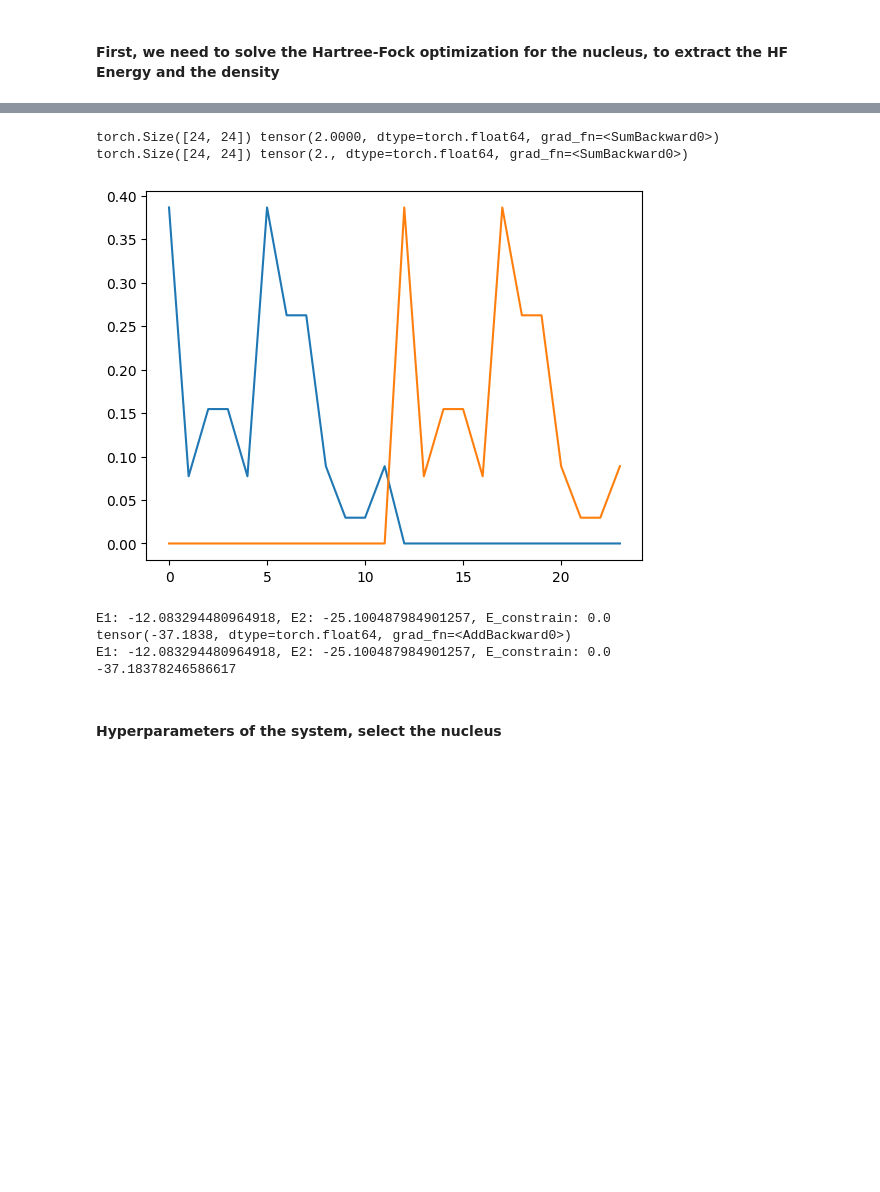
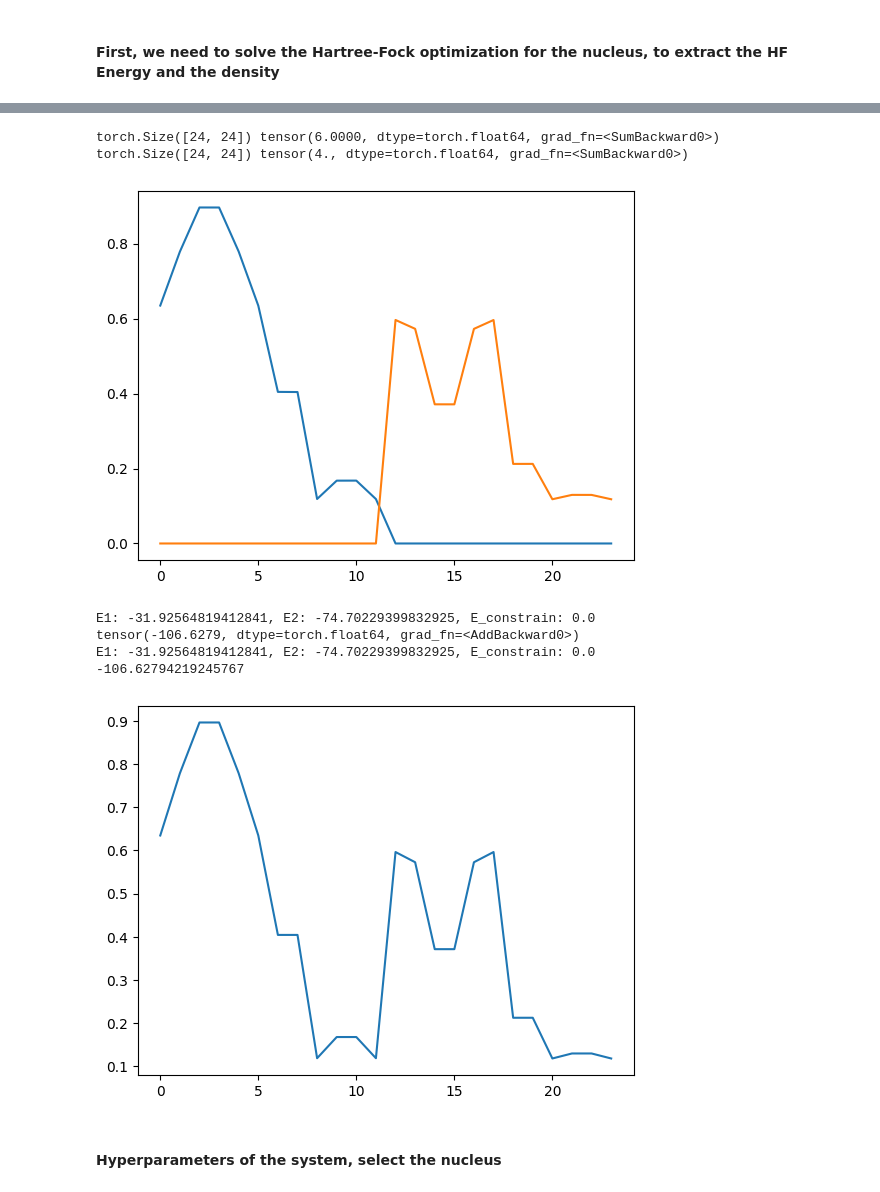
Before and after one commit to emacosta95/3rdQA4NSM, a Jupyter notebook: BrillouinWignerAnalysis.ipynb, the cells around one changed output, grey strips where cells are left out. Drawn from its saved outputs; the diff is of its cells as text; code cells hidden in the pictures; blank space fills up the shorter version.

```diff
--- a/BrillouinWignerAnalysis.ipynb
+++ b/BrillouinWignerAnalysis.ipynb
@@ -38,13 +38,13 @@ Set the specific nucleus
 
 SPS=SingleParticleState(file_name=file_name)
 # set the number of particles
-nparticles_a=4
-nparticles_b=2
+nparticles_a=6
+nparticles_b=4
 # get the dimension of each single particle basis
 size_a=SPS.energies.shape[0]//2
 size_b=SPS.energies.shape[0]//2
 # name of the nucleus
-title=r'$^{22}$Ne'
+title=r'$^{26}$Mg'
 # %% [markdown]
 Compute the NSM Hamiltonian
 # %%
@@ -314,7 +314,7 @@ class QuasiParticlesConverterNP():
 # %% [markdown]
 Set the Interaction and the subshells
 # %%
-file_name='data/cki' #select the file with the single particle energies and two-body matrix elements
+file_name='data/usdb.nat' #select the file with the single particle energies and two-body matrix elements
 # initialize the class that handles single particle states
 # load the twobody matrix as a dictionary
 twobody_matrix,energies=get_twobody_nuclearshell_model(file_name=file_name)
@@ -326,13 +326,13 @@ Set the specific nucleus
 
 SPS=SingleParticleState(file_name=file_name)
 # set the number of particles
-nparticles_a=4
+nparticles_a=6
 nparticles_b=2
 # get the dimension of each single particle basis
 size_a=SPS.energies.shape[0]//2
 size_b=SPS.energies.shape[0]//2
 # name of the nucleus
-title=r'$^{10}$Be'
+title=r'$^{24}$Ne'
 # %% [markdown]
 Compute the NSM Hamiltonian
 # %%
@@ -1619,27 +1617,49 @@ Step  599 | Energy = -37.183782
 # %%
 print(model.rho_n.shape,model.rho_n.diagonal().sum())
 print(model.rho_p.shape,model.rho_p.diagonal().sum())
 plt.plot(model.rho_n.diagonal().detach().numpy())
 plt.plot(model.rho_p.diagonal().detach().numpy())
 plt.show()
 
 full_density_hf=np.zeros((size_a+size_b))
 full_density_hf[:size_a]=model.rho_n.diagonal().detach().numpy()[:size_a]
 full_density_hf[size_a:]=model.rho_p.diagonal().detach().numpy()[size_a:]
 
 print(model())
 
 energy_hf=model().item()
 
 print(energy_hf)
+
+# symmetric configuration with m=0
+symmetric_m_array=np.array([5,4,3,2,1,0,7,6,11,10,9,8])
+symmetric_m_array=np.concatenate([symmetric_m_array,symmetric_m_array+size_a])
+
+full_density_hf=0.5*(full_density_hf[symmetric_m_array].copy()+full_density_hf.copy())
+
+plt.plot(full_density_hf)
+plt.show()
+
+
+# minimum slater determinant
+# order=[0,5,1,4,2,3,6,7,8,11,9,10]
+# order_n=np.array(order)
+# order_p=np.array(order)+size_a
+
+# full_density_hf[order_n[:nparticles_a]]=1
+# full_density_hf[order_p[:nparticles_b]]=1
+
+# plt.plot(full_density_hf)
+# plt.show()
 # %% [output]
-torch.Size([24, 24]) tensor(2.0000, dtype=torch.float64, grad_fn=<SumBackward0>)
-torch.Size([24, 24]) tensor(2., dtype=torch.float64, grad_fn=<SumBackward0>)
+torch.Size([24, 24]) tensor(6.0000, dtype=torch.float64, grad_fn=<SumBackward0>)
+torch.Size([24, 24]) tensor(4., dtype=torch.float64, grad_fn=<SumBackward0>)
-[figure, old version]
+[figure, new version]
-E1: -12.083294480964918, E2: -25.100487984901257, E_constrain: 0.0
-tensor(-37.1838, dtype=torch.float64, grad_fn=<AddBackward0>)
-E1: -12.083294480964918, E2: -25.100487984901257, E_constrain: 0.0
--37.18378246586617
+E1: -31.92564819412841, E2: -74.70229399832925, E_constrain: 0.0
+tensor(-106.6279, dtype=torch.float64, grad_fn=<AddBackward0>)
+E1: -31.92564819412841, E2: -74.70229399832925, E_constrain: 0.0
+-106.62794219245767
+[figure, added]
 # %% [markdown]
 #### Hyperparameters of the system, select the nucleus
 # %% [markdown]
```
Also changed, not shown: parts of 18 cells of this notebook, 2 other files.
